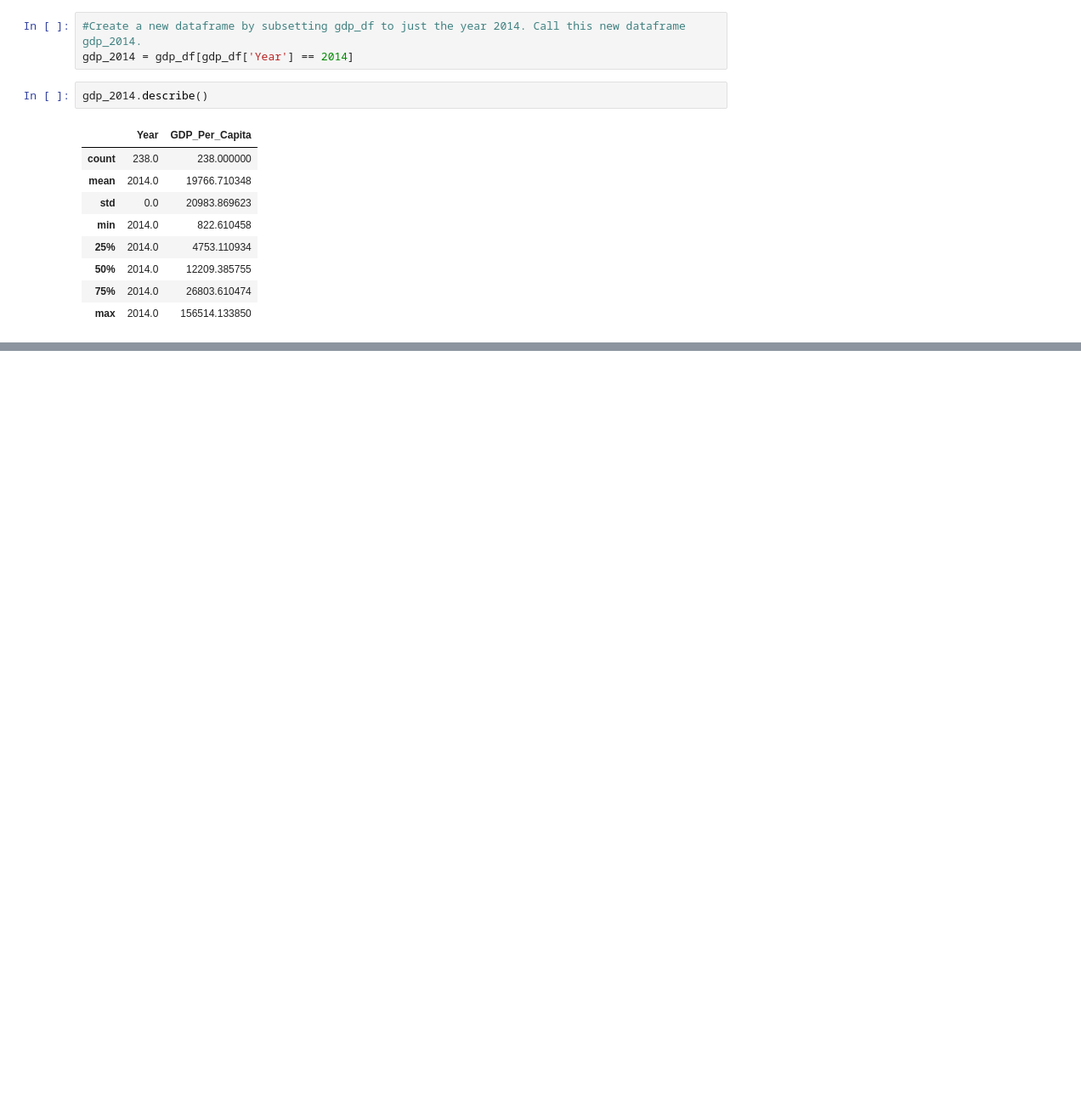
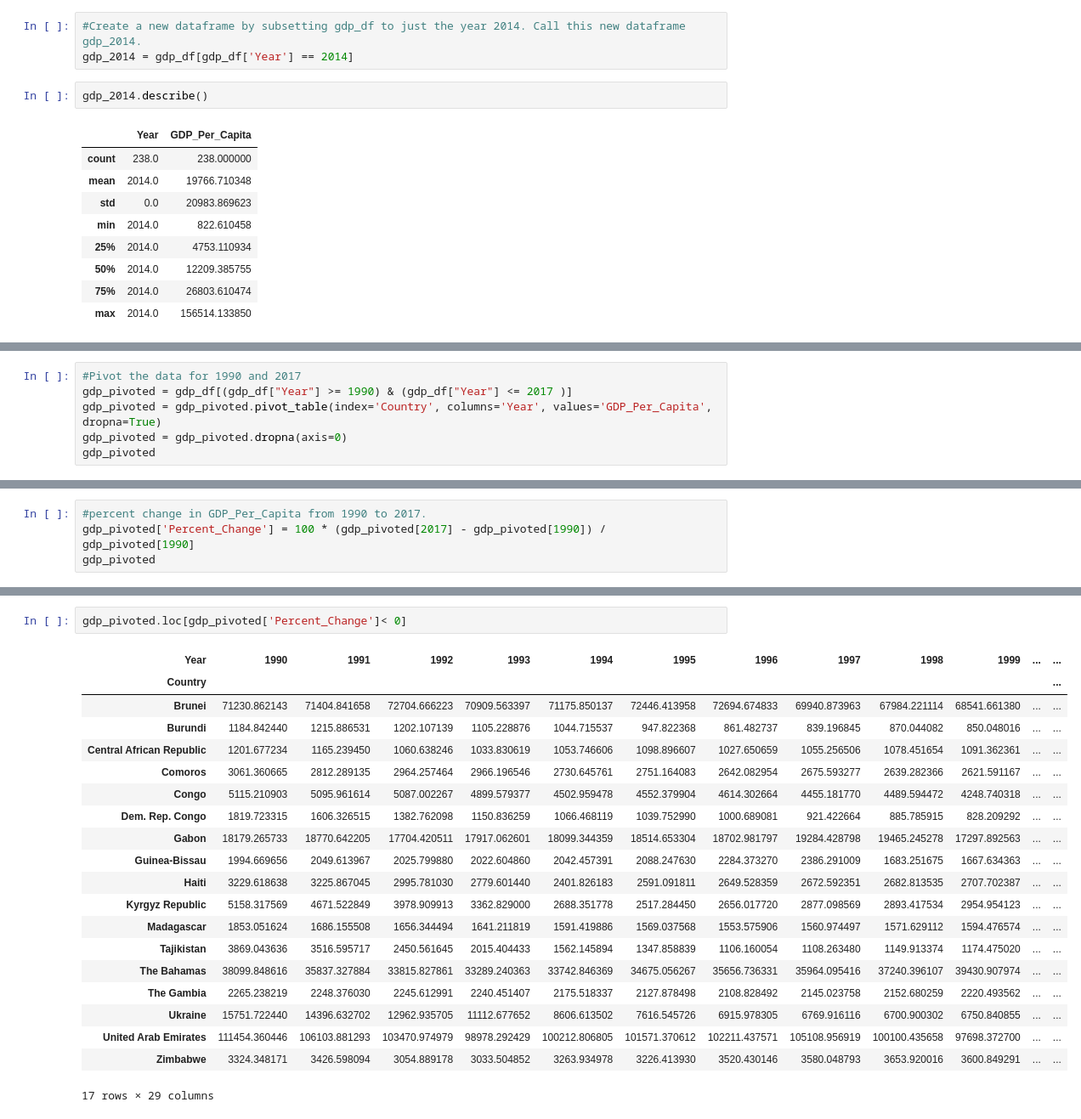
Before and after one commit to AlisonCG1/UN_practice_project, a Jupyter notebook: Notebooks/UN_DATA_EXPLORATION.ipynb, the cells around one changed output, grey strips where cells are left out. Shown at 85% size. Saved outputs shown, nothing was run; the diff lists cells and outputs as text; blank space fills up the shorter version.

```diff
--- a/Notebooks/UN_DATA_EXPLORATION.ipynb
+++ b/Notebooks/UN_DATA_EXPLORATION.ipynb
@@ -124,0 +163,6 @@ gdp_2014.describe()
+# %%
+#Pivot the data for 1990 and 2017
+gdp_pivoted = gdp_df[(gdp_df["Year"] >= 1990) & (gdp_df["Year"] <= 2017 )]
+gdp_pivoted = gdp_pivoted.pivot_table(index='Country', columns='Year', values='GDP_Per_Capita', dropna=True)
+gdp_pivoted = gdp_pivoted.dropna(axis=0)
+gdp_pivoted
@@ -124,0 +184,4 @@ gdp_2014.describe()
+# %%
+#percent change in GDP_Per_Capita from 1990 to 2017.
+gdp_pivoted['Percent_Change'] = 100 * (gdp_pivoted[2017] - gdp_pivoted[1990]) / gdp_pivoted[1990]
+gdp_pivoted
@@ -124,0 +220,23 @@ gdp_2014.describe()
+# %%
+gdp_pivoted.loc[gdp_pivoted['Percent_Change']< 0]
+# %% [output]
+| Year | 1990 | 1991 | 1992 | 1993 | 1994 | 1995 | 1996 | 1997 | 1998 | 1999 | ... | ... |
+| Country |  |  |  |  |  |  |  |  |  |  |  | ... |
+| Brunei | 71230.862143 | 71404.841658 | 72704.666223 | 70909.563397 | 71175.850137 | 72446.413958 | 72694.674833 | 69940.873963 | 67984.221114 | 68541.661380 | ... | ... |
+| Burundi | 1184.842440 | 1215.886531 | 1202.107139 | 1105.228876 | 1044.715537 | 947.822368 | 861.482737 | 839.196845 | 870.044082 | 850.048016 | ... | ... |
+| Central African Republic | 1201.677234 | 1165.239450 | 1060.638246 | 1033.830619 | 1053.746606 | 1098.896607 | 1027.650659 | 1055.256506 | 1078.451654 | 1091.362361 | ... | ... |
+| Comoros | 3061.360665 | 2812.289135 | 2964.257464 | 2966.196546 | 2730.645761 | 2751.164083 | 2642.082954 | 2675.593277 | 2639.282366 | 2621.591167 | ... | ... |
+| Congo | 5115.210903 | 5095.961614 | 5087.002267 | 4899.579377 | 4502.959478 | 4552.379904 | 4614.302664 | 4455.181770 | 4489.594472 | 4248.740318 | ... | ... |
+| Dem. Rep. Congo | 1819.723315 | 1606.326515 | 1382.762098 | 1150.836259 | 1066.468119 | 1039.752990 | 1000.689081 | 921.422664 | 885.785915 | 828.209292 | ... | ... |
+| Gabon | 18179.265733 | 18770.642205 | 17704.420511 | 17917.062601 | 18099.344359 | 18514.653304 | 18702.981797 | 19284.428798 | 19465.245278 | 17297.892563 | ... | ... |
+| Guinea-Bissau | 1994.669656 | 2049.613967 | 2025.799880 | 2022.604860 | 2042.457391 | 2088.247630 | 2284.373270 | 2386.291009 | 1683.251675 | 1667.634363 | ... | ... |
+| Haiti | 3229.618638 | 3225.867045 | 2995.781030 | 2779.601440 | 2401.826183 | 2591.091811 | 2649.528359 | 2672.592351 | 2682.813535 | 2707.702387 | ... | ... |
+| Kyrgyz Republic | 5158.317569 | 4671.522849 | 3978.909913 | 3362.829000 | 2688.351778 | 2517.284450 | 2656.017720 | 2877.098569 | 2893.417534 | 2954.954123 | ... | ... |
+| Madagascar | 1853.051624 | 1686.155508 | 1656.344494 | 1641.211819 | 1591.419886 | 1569.037568 | 1553.575906 | 1560.974497 | 1571.629112 | 1594.476574 | ... | ... |
+| Tajikistan | 3869.043636 | 3516.595717 | 2450.561645 | 2015.404433 | 1562.145894 | 1347.858839 | 1106.160054 | 1108.263480 | 1149.913374 | 1174.475020 | ... | ... |
+| The Bahamas | 38099.848616 | 35837.327884 | 33815.827861 | 33289.240363 | 33742.846369 | 34675.056267 | 35656.736331 | 35964.095416 | 37240.396107 | 39430.907974 | ... | ... |
+| The Gambia | 2265.238219 | 2248.376030 | 2245.612991 | 2240.451407 | 2175.518337 | 2127.878498 | 2108.828492 | 2145.023758 | 2152.680259 | 2220.493562 | ... | ... |
+| Ukraine | 15751.722440 | 14396.632702 | 12962.935705 | 11112.677652 | 8606.613502 | 7616.545726 | 6915.978305 | 6769.916116 | 6700.900302 | 6750.840855 | ... | ... |
+| United Arab Emirates | 111454.360446 | 106103.881293 | 103470.974979 | 98978.292429 | 100212.806805 | 101571.370612 | 102211.437571 | 105108.956919 | 100100.435658 | 97698.372700 | ... | ... |
+| Zimbabwe | 3324.348171 | 3426.598094 | 3054.889178 | 3033.504852 | 3263.934978 | 3226.413930 | 3520.430146 | 3580.048793 | 3653.920016 | 3600.849291 | ... | ... |
+17 rows × 29 columns
```
Also changed, not shown: parts of 10 cells of this notebook.
